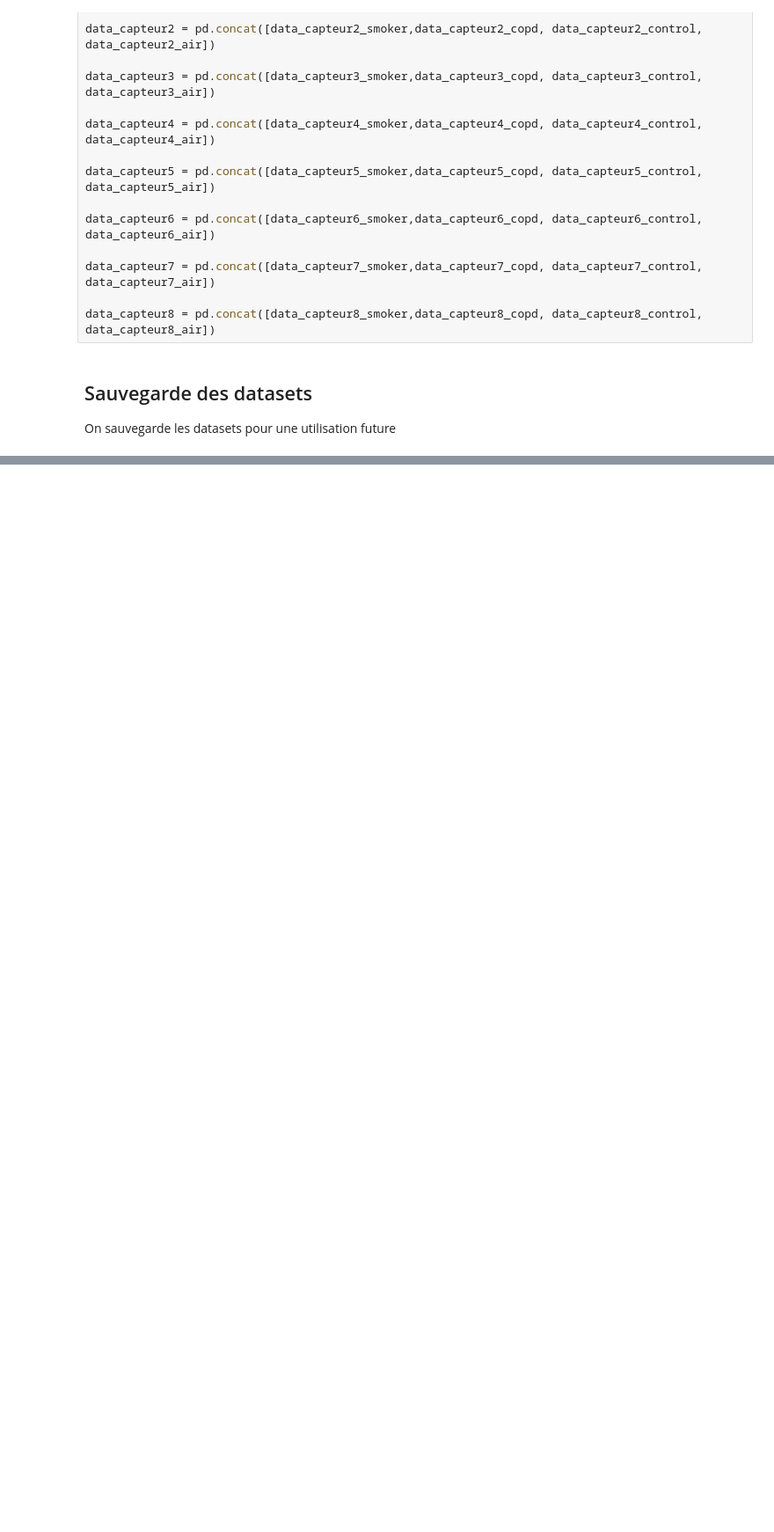
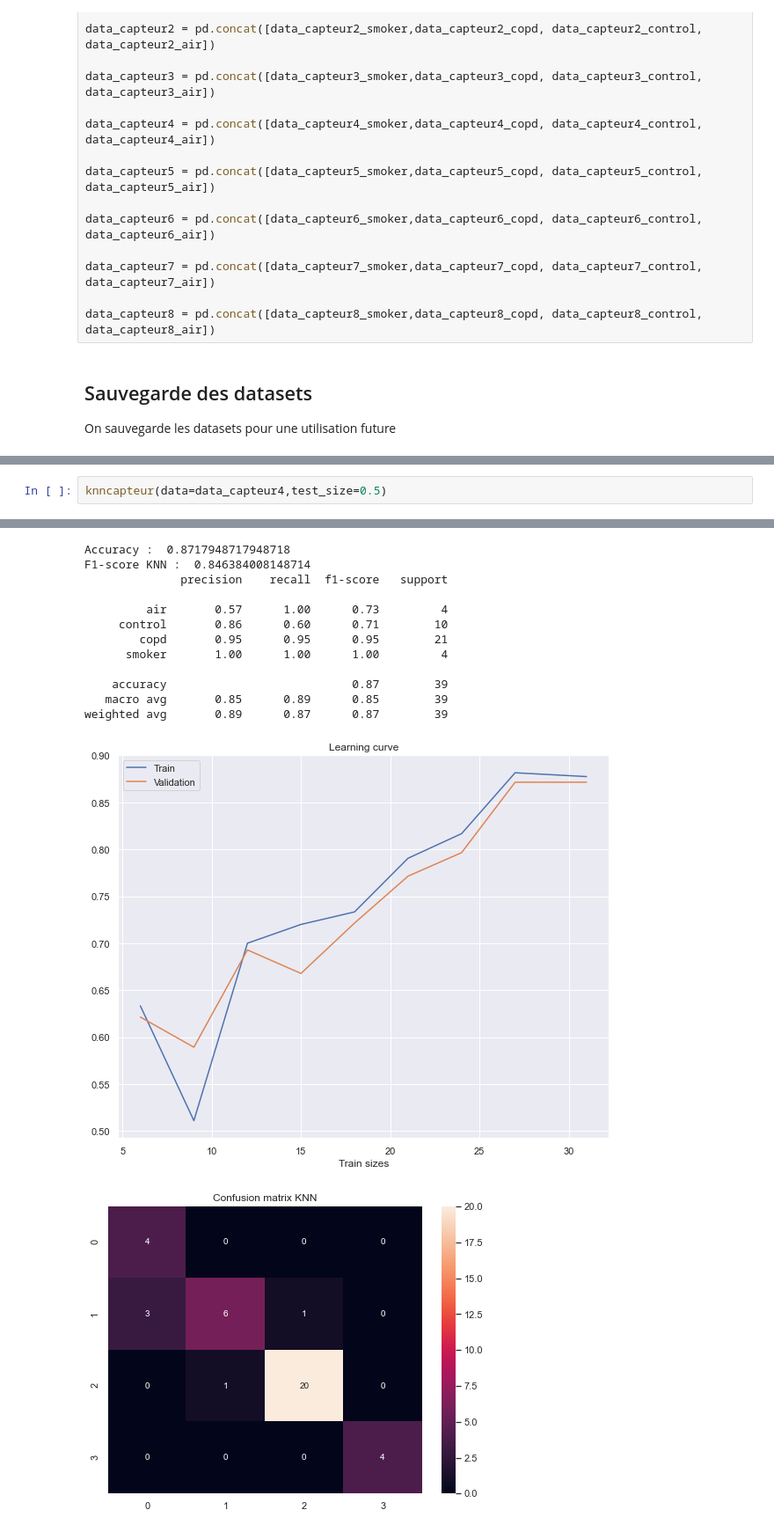
Before and after one commit to MohamedNennouche/COPD-Detection, a Jupyter notebook: COPD-1D-signals.ipynb, the cells around one changed output, grey strips where cells are left out. Shown at 88% size. Cells and saved outputs as stored; diff of their text form; blank space fills up the shorter version.

```diff
--- a/COPD-1D-signals.ipynb
+++ b/COPD-1D-signals.ipynb
@@ -99,0 +225,3 @@ On sauvegarde les datasets pour une utilisation future
+# %%
+knncapteur(data=data_capteur4,test_size=0.5)
+# %% [output]
@@ -99,0 +245,14 @@ On sauvegarde les datasets pour une utilisation future
+Accuracy :  0.8717948717948718
+F1-score KNN :  0.846384008148714
+              precision    recall  f1-score   support
+
+         air       0.57      1.00      0.73         4
+     control       0.86      0.60      0.71        10
+        copd       0.95      0.95      0.95        21
+      smoker       1.00      1.00      1.00         4
+
+    accuracy                           0.87        39
+   macro avg       0.85      0.89      0.85        39
+weighted avg       0.89      0.87      0.87        39
+[figure, added]
+[figure, added]
```
Also changed, not shown: parts of 13 cells of this notebook, 8 other files.
